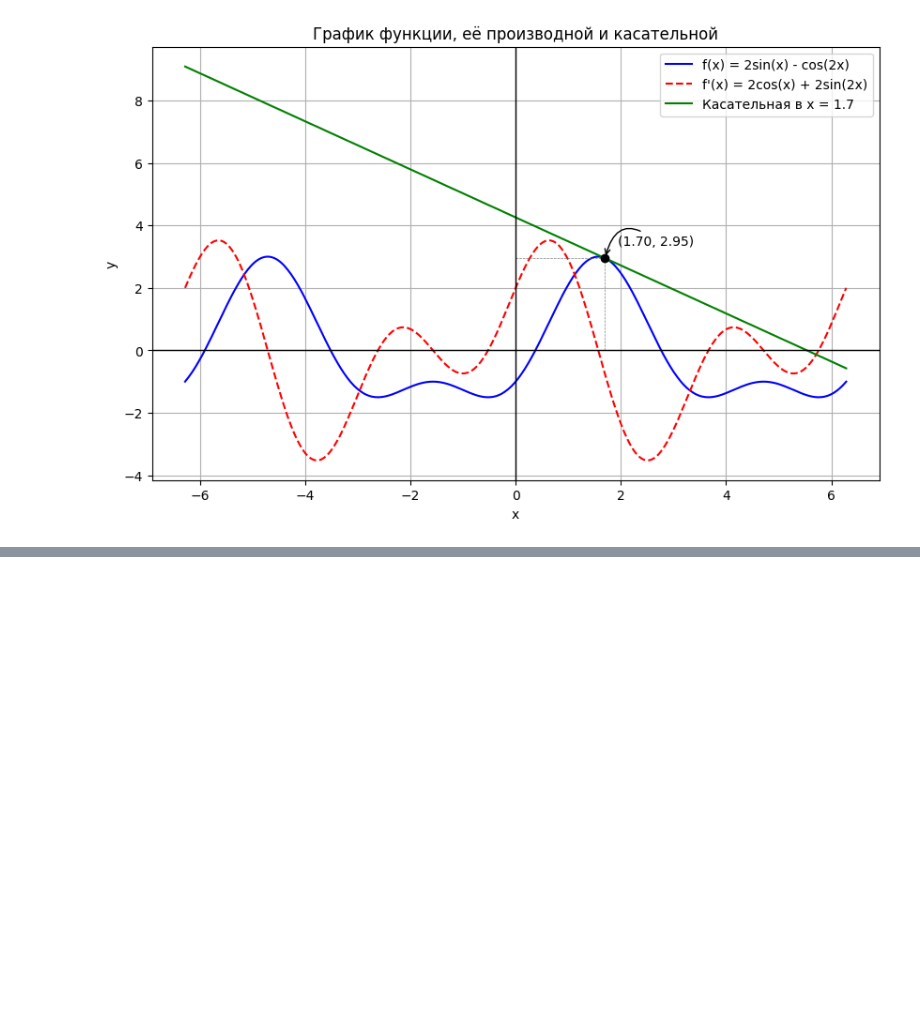
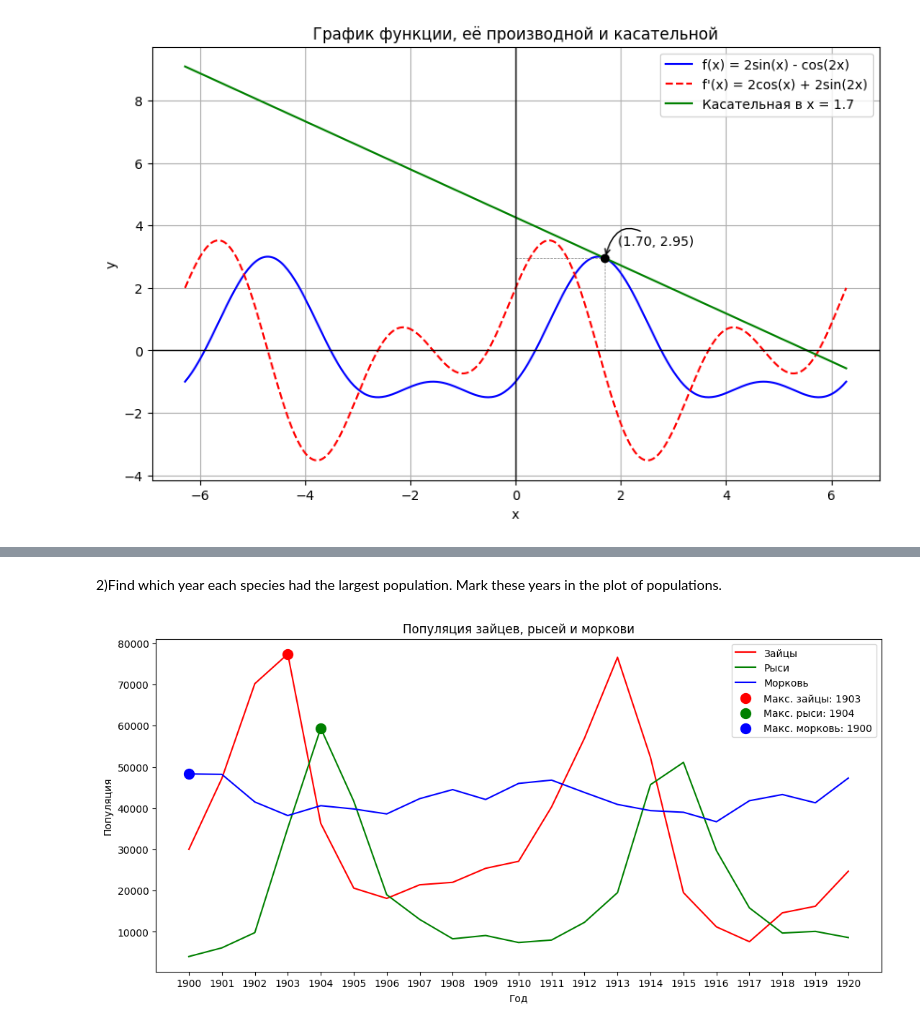
Before and after one commit to YanaStekolshchikova/StatPrak25, a Jupyter notebook: дз2.ipynb, the cells around one changed output, grey strips where cells are left out. Drawn from its saved outputs; the diff is of its cells as text; code cells hidden in the pictures; blank space fills up the shorter version.

```diff
--- a/дз2.ipynb
+++ b/дз2.ipynb
@@ -67,0 +100,42 @@ beauty_derivative_plot(1.7)
+# %% [markdown]
+2)Find which year each species had the largest population. Mark these years in the plot of populations.
+# %%
+import numpy as np
+import matplotlib.pyplot as plt
+
+data = np.loadtxt('populations.txt', skiprows=1)
+
+years = data[:, 0]
+hares = data[:, 1]
+lynxes = data[:, 2]
+carrots = data[:, 3]
+
+plt.figure(figsize=(13, 6))
+plt.xticks(years.astype(int))
+
+# находим годы с максимальной популяцией для каждого вида
+max_hares_index = np.argmax(hares)
+max_lynxes_index = np.argmax(lynxes)
+max_carrots_index = np.argmax(carrots)
+
+max_hares_year = years[max_hares_index]
+max_lynxes_year = years[max_lynxes_index]
+max_carrots_year = years[max_carrots_index]
+
+plt.plot(years, hares, label='Зайцы', color='r')
+plt.plot(years, lynxes, label='Рыси', color='g')
+plt.plot(years, carrots, label='Морковь', color='b')
+
+# отмечаем годов с максимальной популяцией
+plt.scatter(max_hares_year, hares[max_hares_index], color='r', marker='o', s=100, label=f'Макс. зайцы: {int(max_hares_year)}')
+plt.scatter(max_lynxes_year, lynxes[max_lynxes_index], color='g', marker='o', s=100, label=f'Макс. рыси: {int(max_lynxes_year)}')
+plt.scatter(max_carrots_year, carrots[max_carrots_index], color='b', marker='o', s=100, label=f'Макс. морковь: {int(max_carrots_year)}')
+
+plt.legend()
+plt.xlabel('Год')
+plt.ylabel('Популяция')
+plt.title('Популяция зайцев, рысей и моркови')
+
+plt.show()
+# %% [output]
+[figure, added]
```
Also changed, not shown: parts of 15 cells of this notebook.
